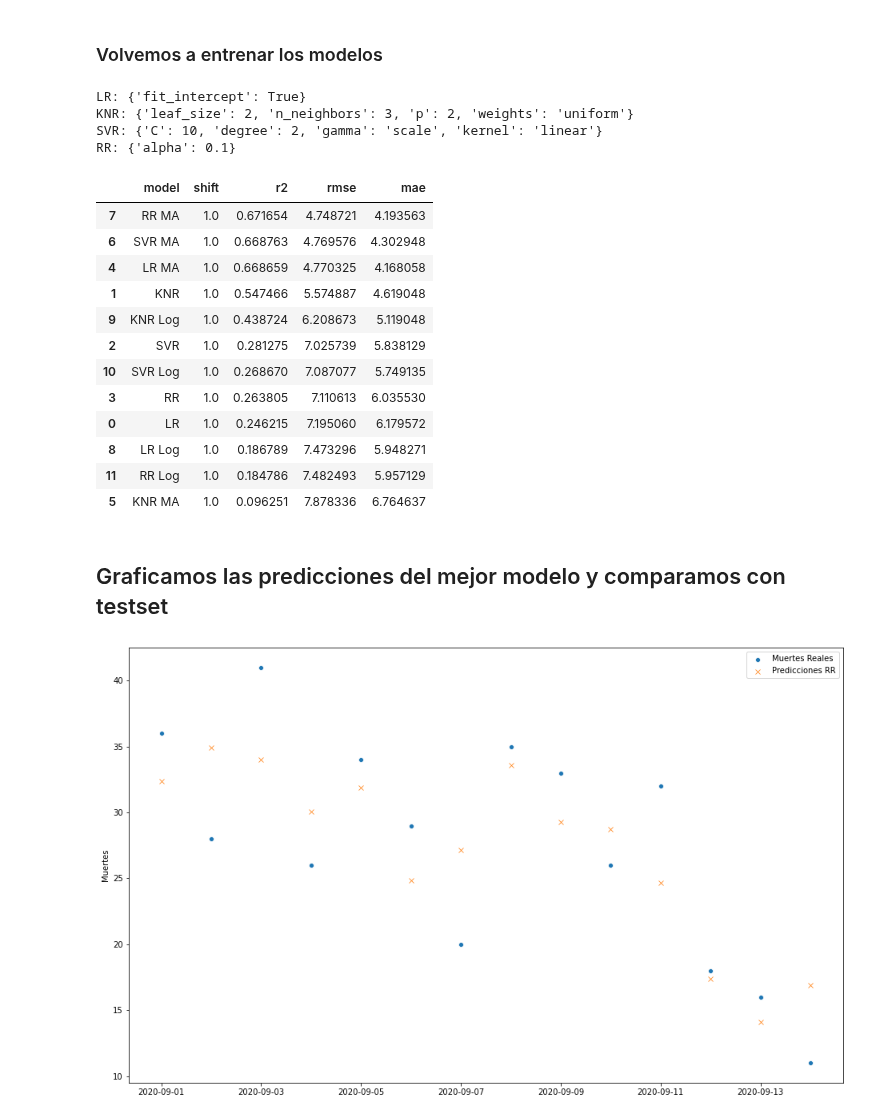
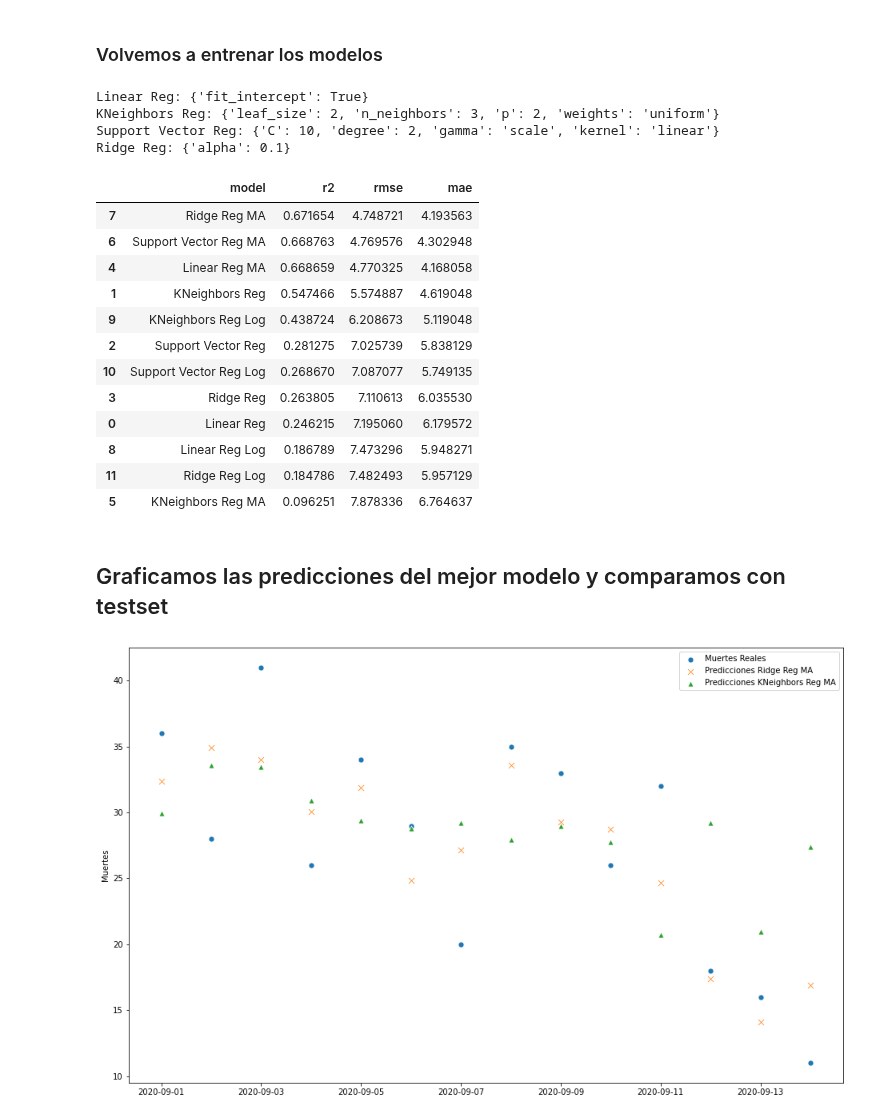
Before and after one commit to tomiambro/clusterai2020_grupo1, a Jupyter notebook: Modelos de Regresion.ipynb, the cells around one changed output. Cells and saved outputs as stored; diff of their text form; code cells hidden in the pictures.

```diff
--- a/Modelos de Regresion.ipynb
+++ b/Modelos de Regresion.ipynb
@@ -85,7 +85,7 @@ scaler = StandardScaler()
 xtrain_scal = scaler.fit_transform(xtrain)
 xtest_scal = scaler.transform(xtest)
 # %%
-res = pd.DataFrame({'model':[], 'shift':[], 'r2':[], 'rmse':[], 'mae':[]})
+res = pd.DataFrame({'model':[], 'r2':[], 'rmse':[], 'mae':[]})
 # %% [markdown]
 ### Definimos los hiperparametros a evaluar con GridSearch
 # %%
@@ -121,8 +121,11 @@ mse = 0
 mae = 0
 ypreds = {}
 
-models = {'LR': LinearRegression(), 'KNR': KNeighborsRegressor(n_jobs=5), 'SVR': SVR(), 'RR': Ridge()}
-params = {'LR': params_LR, 'KNR': params_KNR, 'SVR': params_SVR, 'RR': params_RR}
+models = {'Linear Reg': LinearRegression(), 'KNeighbors Reg': KNeighborsRegressor(n_jobs=5),
+          'Support Vector Reg': SVR(), 'Ridge Reg': Ridge()}
+
+params = {'Linear Reg': params_LR, 'KNeighbors Reg': params_KNR,
+          'Support Vector Reg': params_SVR, 'Ridge Reg': params_RR}
 
 for name, model in models.items():
 
@@ -137,5 +140,5 @@ for name, model in models.items():
     mse = mean_squared_error(ytest, ypred, squared=False)
     mae = mean_absolute_error(ytest, ypred)
 
-    res = res.append({'model':name, 'r2':r2, 'shift':shift, 'rmse': mse, 'mae': mae}, ignore_index=True)
+    res = res.append({'model':name, 'r2':r2, 'rmse': mse, 'mae': mae}, ignore_index=True)
 # %% [output]
@@ -191,9 +194,6 @@ xtest_scal = scaler.transform(xtest)
 r2 = 0
 mse = 0
 mae = 0
-
-models = {'LR': LinearRegression(), 'KNR': KNeighborsRegressor(n_jobs=5), 'SVR': SVR(), 'RR': Ridge()}
-params = {'LR': params_LR, 'KNR': params_KNR, 'SVR': params_SVR, 'RR': params_RR}
 
 for name, model in models.items():
 
@@ -208,5 +208,5 @@ for name, model in models.items():
     mse = mean_squared_error(ytest, ypred, squared=False)
     mae = mean_absolute_error(ytest, ypred)
 
-    res = res.append({'model':f'{name} MA', 'r2':r2, 'shift':shift, 'rmse': mse, 'mae': mae}, ignore_index=True)
+    res = res.append({'model':f'{name} MA', 'r2':r2, 'rmse': mse, 'mae': mae}, ignore_index=True)
 # %% [output]
@@ -268,8 +268,6 @@ r2 = 0
 mse = 0
 mae = 0
 
-models = {'LR': LinearRegression(), 'KNR': KNeighborsRegressor(n_jobs=5), 'SVR': SVR(), 'RR': Ridge()}
-params = {'LR': params_LR, 'KNR': params_KNR, 'SVR': params_SVR, 'RR': params_RR}
 
 for name, model in models.items():
 
@@ -284,39 +282,40 @@ for name, model in models.items():
     mse = mean_squared_error(ytest, ypred, squared=False)
     mae = mean_absolute_error(ytest, ypred)
 
-    res = res.append({'model':f'{name} Log', 'r2':r2, 'shift':shift, 'rmse': mse, 'mae': mae}, ignore_index=True)
+    res = res.append({'model':f'{name} Log', 'r2':r2, 'rmse': mse, 'mae': mae}, ignore_index=True)
 # %% [output]
-LR: {'fit_intercept': True}
-KNR: {'leaf_size': 2, 'n_neighbors': 3, 'p': 2, 'weights': 'uniform'}
-SVR: {'C': 10, 'degree': 2, 'gamma': 'scale', 'kernel': 'linear'}
-RR: {'alpha': 0.1}
+Linear Reg: {'fit_intercept': True}
+KNeighbors Reg: {'leaf_size': 2, 'n_neighbors': 3, 'p': 2, 'weights': 'uniform'}
+Support Vector Reg: {'C': 10, 'degree': 2, 'gamma': 'scale', 'kernel': 'linear'}
+Ridge Reg: {'alpha': 0.1}
 # %%
 res.sort_values('r2', ascending=False)
 # %% [output]
-|  | model | shift | r2 | rmse | mae |
-| 7 | RR MA | 1.0 | 0.671654 | 4.748721 | 4.193563 |
-| 6 | SVR MA | 1.0 | 0.668763 | 4.769576 | 4.302948 |
-| 4 | LR MA | 1.0 | 0.668659 | 4.770325 | 4.168058 |
-| 1 | KNR | 1.0 | 0.547466 | 5.574887 | 4.619048 |
-| 9 | KNR Log | 1.0 | 0.438724 | 6.208673 | 5.119048 |
-| 2 | SVR | 1.0 | 0.281275 | 7.025739 | 5.838129 |
-| 10 | SVR Log | 1.0 | 0.268670 | 7.087077 | 5.749135 |
-| 3 | RR | 1.0 | 0.263805 | 7.110613 | 6.035530 |
-| 0 | LR | 1.0 | 0.246215 | 7.195060 | 6.179572 |
-| 8 | LR Log | 1.0 | 0.186789 | 7.473296 | 5.948271 |
-| 11 | RR Log | 1.0 | 0.184786 | 7.482493 | 5.957129 |
-| 5 | KNR MA | 1.0 | 0.096251 | 7.878336 | 6.764637 |
+|  | model | r2 | rmse | mae |
+| 7 | Ridge Reg MA | 0.671654 | 4.748721 | 4.193563 |
+| 6 | Support Vector Reg MA | 0.668763 | 4.769576 | 4.302948 |
+| 4 | Linear Reg MA | 0.668659 | 4.770325 | 4.168058 |
+| 1 | KNeighbors Reg | 0.547466 | 5.574887 | 4.619048 |
+| 9 | KNeighbors Reg Log | 0.438724 | 6.208673 | 5.119048 |
+| 2 | Support Vector Reg | 0.281275 | 7.025739 | 5.838129 |
+| 10 | Support Vector Reg Log | 0.268670 | 7.087077 | 5.749135 |
+| 3 | Ridge Reg | 0.263805 | 7.110613 | 6.035530 |
+| 0 | Linear Reg | 0.246215 | 7.195060 | 6.179572 |
+| 8 | Linear Reg Log | 0.186789 | 7.473296 | 5.948271 |
+| 11 | Ridge Reg Log | 0.184786 | 7.482493 | 5.957129 |
+| 5 | KNeighbors Reg MA | 0.096251 | 7.878336 | 6.764637 |
 # %% [markdown]
 ## Graficamos las predicciones del mejor modelo y comparamos con testset
 # %%
 x = pd.date_range(start='2020-09-01', periods=14)
 # %%
 plt.figure(figsize=(16,10))
-sns.scatterplot(x, ytest)
-sns.scatterplot(x, ypreds['RR MA'], marker='x')
-#sns.scatterplot(x, ypreds['KNR MA'])
-plt.legend(['Muertes Reales', 'Predicciones RR', 'Predicciones KNR MA'])
+sns.scatterplot(x, ytest, s=50)
+sns.scatterplot(x, ypreds['Ridge Reg MA'], marker='x', s=50)
+sns.scatterplot(x, ypreds['KNeighbors Reg MA'], marker='^', s=50)
+plt.legend(['Muertes Reales', 'Predicciones Ridge Reg MA', 'Predicciones KNeighbors Reg MA'])
 plt.ylabel('Muertes')
+plt.savefig(fname='Predicciones Regresion', dpi=300)
 plt.show()
 # %% [output]
-[figure, old version]
+[figure, new version]
```
Also changed, not shown: parts of 5 cells of this notebook.
